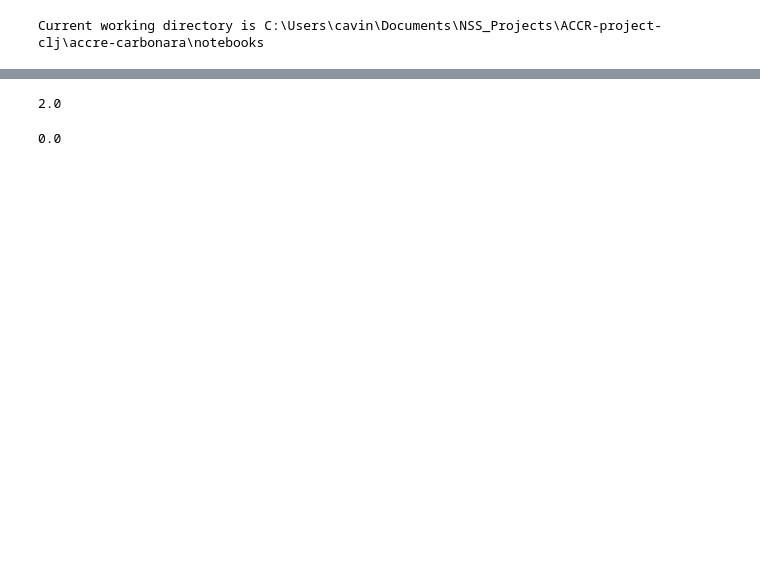
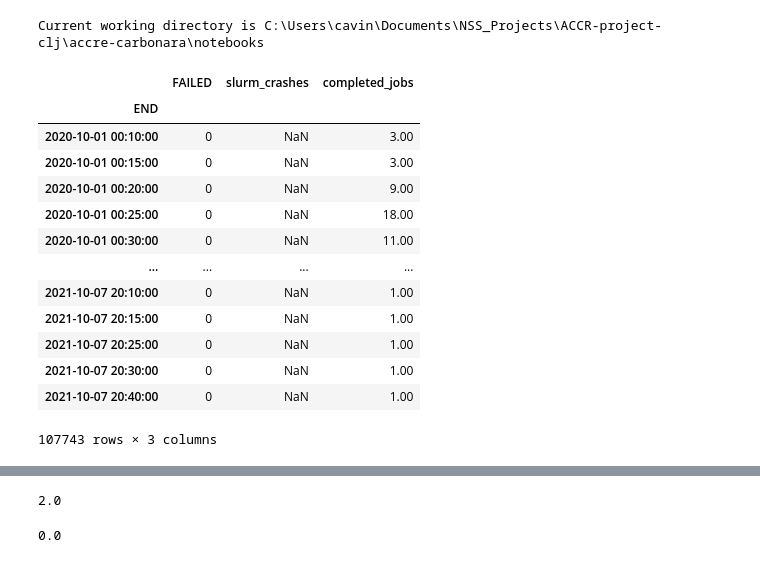
Before and after one commit to nss-data-science-cohort-8/nss-data-science-cohort-8-classroom-accre-accre, a Jupyter notebook: notebooks/regression_clj.ipynb, the cells around one changed output, grey strips where cells are left out. Cells and saved outputs as stored; diff of their text form; code cells hidden in the pictures; blank space fills up the shorter version.

```diff
--- a/notebooks/regression_clj.ipynb
+++ b/notebooks/regression_clj.ipynb
@@ -18,3 +16,7 @@ pd.set_option('mode.chained_assignment', None)
+# %%
+pd.set_option('mode.chained_assignment', None)
+pd.options.mode.copy_on_write = True
+pd.set_option('display.float_format', lambda x: '%.2f' % x)
 # %%
 print(f'Current working directory is {os.getcwd()}')
 # %% [output]
@@ -59,2 +116,0 @@ jobs_ce56['END'] = pd.to_datetime(jobs_ce56['END']).dt.floor('5min')
-# %%
-df = jobs_ce56[['END', 'JOBID', 'FAILED', 'NODES', 'USEDMEM', 'CPUS', 'PARTITION']]
@@ -84,0 +156,17 @@ reg_df = reg_df.drop(columns = ['count'])
+# %%
+reg_df_func()
+# %% [output]
+|  | FAILED | slurm_crashes | completed_jobs |
+| END |  |  |  |
+| 2020-10-01 00:10:00 | 0 | NaN | 3.00 |
+| 2020-10-01 00:15:00 | 0 | NaN | 3.00 |
+| 2020-10-01 00:20:00 | 0 | NaN | 9.00 |
+| 2020-10-01 00:25:00 | 0 | NaN | 18.00 |
+| 2020-10-01 00:30:00 | 0 | NaN | 11.00 |
+| ... | ... | ... | ... |
+| 2021-10-07 20:10:00 | 0 | NaN | 1.00 |
+| 2021-10-07 20:15:00 | 0 | NaN | 1.00 |
+| 2021-10-07 20:25:00 | 0 | NaN | 1.00 |
+| 2021-10-07 20:30:00 | 0 | NaN | 1.00 |
+| 2021-10-07 20:40:00 | 0 | NaN | 1.00 |
+107743 rows × 3 columns
```
Also changed, not shown: parts of 28 cells of this notebook.
